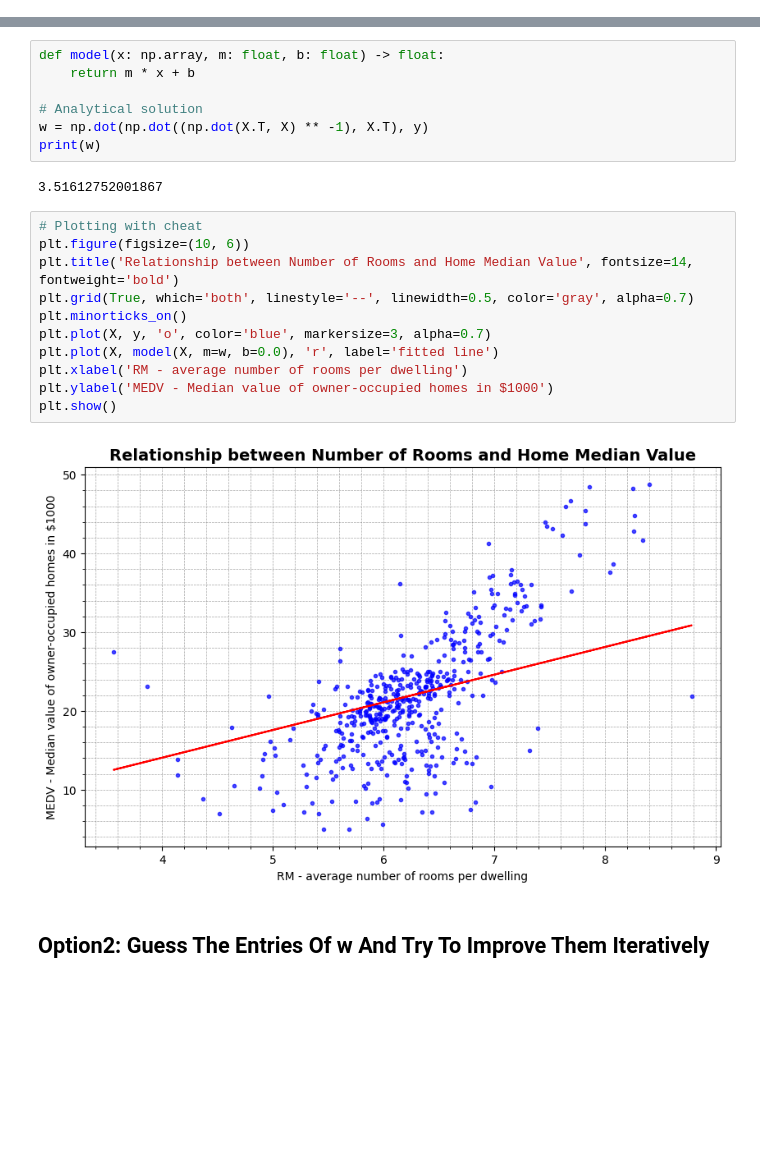
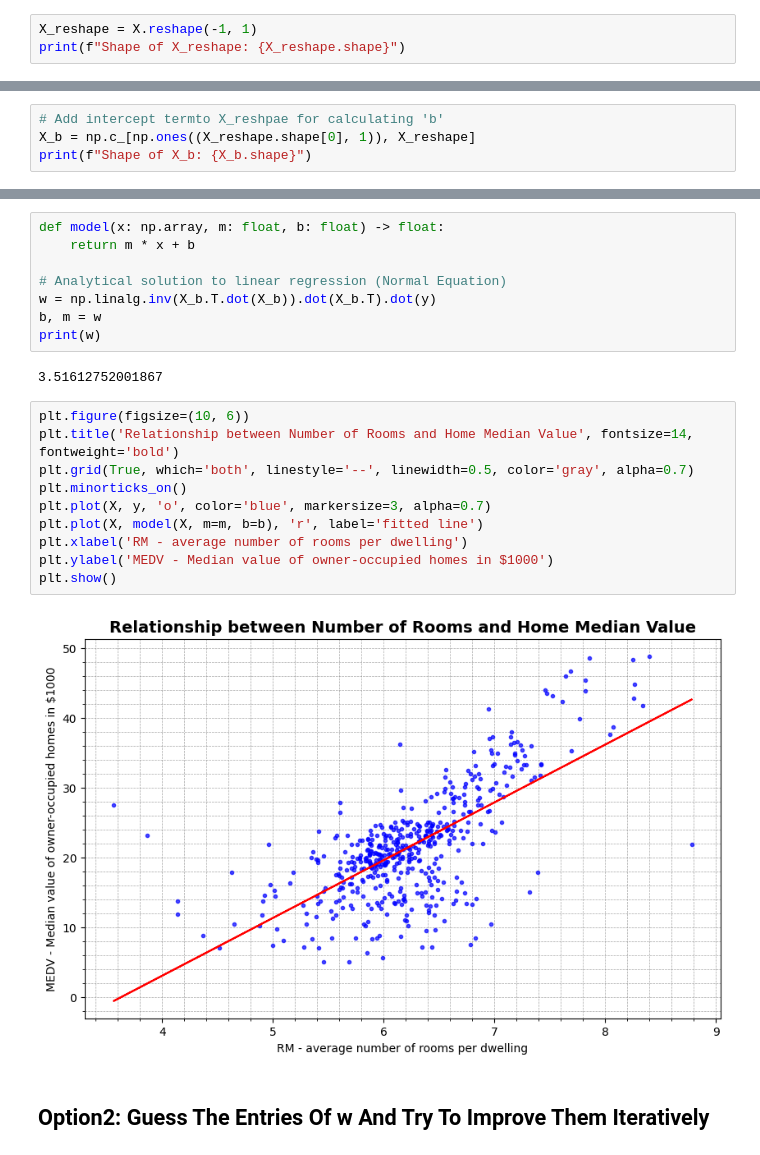
Before and after one commit to raphsenn/ai-notebooks, a Jupyter notebook: machine_learning/linear_methods/linear_regression.ipynb, the cells around one changed output, grey strips where cells are left out. Cells and saved outputs as stored; diff of their text form; blank space fills up the shorter version.

Commit message:
linear regression analytical

```diff
--- a/machine_learning/linear_methods/linear_regression.ipynb
+++ b/machine_learning/linear_methods/linear_regression.ipynb
@@ -93,3 +93,6 @@ print(f"Shape of y: {y.shape}")
 # %% [output]
 Shape of X: (490,)
 Shape of y: (490,)
+# %%
+X_reshape = X.reshape(-1, 1)
+print(f"Shape of X_reshape: {X_reshape.shape}")
@@ -135,3 +140,7 @@ plt.show()
 ## Option1: Analytical Approach To Find Weight Vector w
 Assuming the slightly more elegant formulation for linear regression (in
 augmented vector notation):
+# %%
+# Add intercept termto X_reshpae for calculating 'b'
+X_b = np.c_[np.ones((X_reshape.shape[0], 1)), X_reshape]
+print(f"Shape of X_b: {X_b.shape}")
@@ -139,23 +150,23 @@ augmented vector notation):
 def model(x: np.array, m: float, b: float) -> float:
     return m * x + b
 
-# Analytical solution
-w = np.dot(np.dot((np.dot(X.T, X) ** -1), X.T), y)
+# Analytical solution to linear regression (Normal Equation)
+w = np.linalg.inv(X_b.T.dot(X_b)).dot(X_b.T).dot(y)
+b, m = w
 print(w)
 # %% [output]
 3.51612752001867
 # %%
-# Plotting with cheat
 plt.figure(figsize=(10, 6))
 plt.title('Relationship between Number of Rooms and Home Median Value', fontsize=14, fontweight='bold')
 plt.grid(True, which='both', linestyle='--', linewidth=0.5, color='gray', alpha=0.7)
 plt.minorticks_on()
 plt.plot(X, y, 'o', color='blue', markersize=3, alpha=0.7)
-plt.plot(X, model(X, m=w, b=0.0), 'r', label='fitted line')
+plt.plot(X, model(X, m=m, b=b), 'r', label='fitted line')
 plt.xlabel('RM - average number of rooms per dwelling')
 plt.ylabel('MEDV - Median value of owner-occupied homes in $1000')
 plt.show()
 # %% [output]
-[figure, old version]
+[figure, new version]
 # %% [markdown]
 ## Option2: Guess The Entries Of w And Try To Improve Them Iteratively
```
Also changed, not shown: parts of 2 cells of this notebook, 1 other file.
